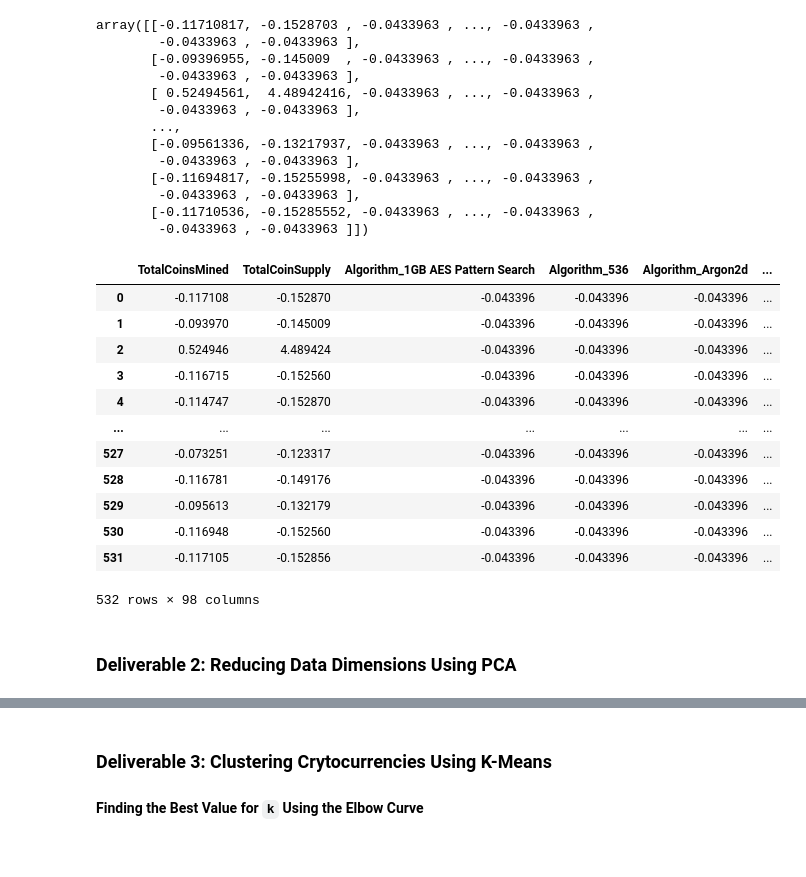
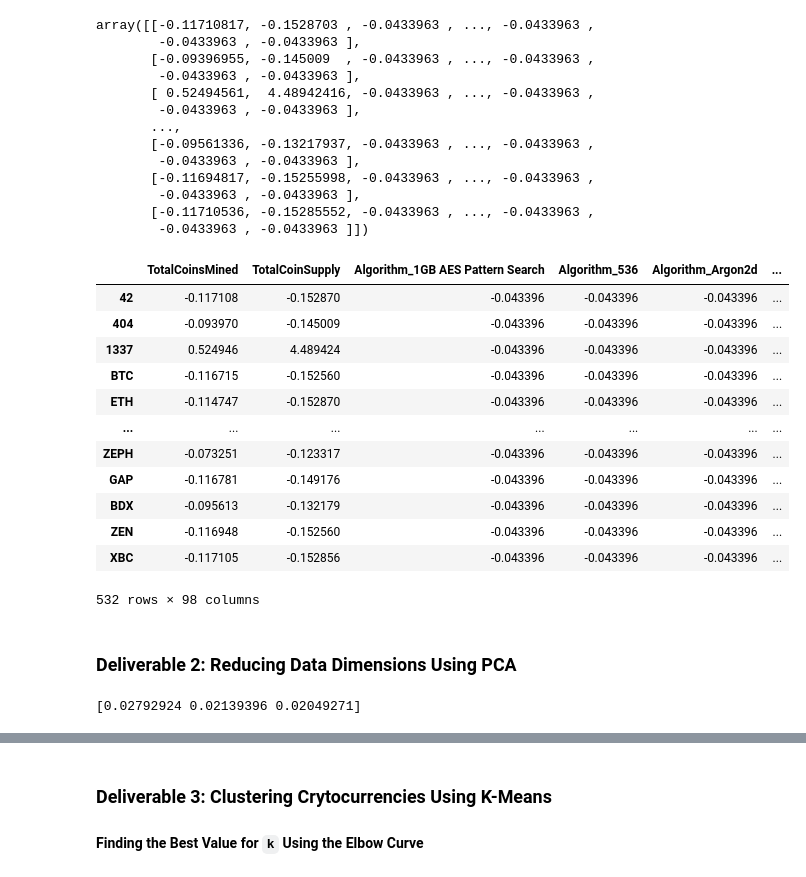
Before and after one commit to SG314159/Cryptocurrencies, a Jupyter notebook: crypto_clustering.ipynb, the cells around one changed output, grey strips where cells are left out. Saved outputs shown, nothing was run; the diff lists cells and outputs as text; code cells hidden in the pictures.

```diff
--- a/crypto_clustering.ipynb
+++ b/crypto_clustering.ipynb
@@ -182,23 +182,31 @@ array([[-0.11710817, -0.1528703 , -0.0433963 , ..., -0.0433963 ,
        [-0.11710536, -0.15285552, -0.0433963 , ..., -0.0433963 ,
         -0.0433963 , -0.0433963 ]])
 # %%
-pd.DataFrame(X_scaled, columns = X.columns)
+X_scaled = pd.DataFrame(X_scaled, columns = X.columns, index=X.index)
+X_scaled
 # %% [output]
 |  | TotalCoinsMined | TotalCoinSupply | Algorithm_1GB AES Pattern Search | Algorithm_536 | Algorithm_Argon2d | ... |
-| 0 | -0.117108 | -0.152870 | -0.043396 | -0.043396 | -0.043396 | ... |
-| 1 | -0.093970 | -0.145009 | -0.043396 | -0.043396 | -0.043396 | ... |
-| 2 | 0.524946 | 4.489424 | -0.043396 | -0.043396 | -0.043396 | ... |
-| 3 | -0.116715 | -0.152560 | -0.043396 | -0.043396 | -0.043396 | ... |
-| 4 | -0.114747 | -0.152870 | -0.043396 | -0.043396 | -0.043396 | ... |
+| 42 | -0.117108 | -0.152870 | -0.043396 | -0.043396 | -0.043396 | ... |
+| 404 | -0.093970 | -0.145009 | -0.043396 | -0.043396 | -0.043396 | ... |
+| 1337 | 0.524946 | 4.489424 | -0.043396 | -0.043396 | -0.043396 | ... |
+| BTC | -0.116715 | -0.152560 | -0.043396 | -0.043396 | -0.043396 | ... |
+| ETH | -0.114747 | -0.152870 | -0.043396 | -0.043396 | -0.043396 | ... |
 | ... | ... | ... | ... | ... | ... | ... |
-| 527 | -0.073251 | -0.123317 | -0.043396 | -0.043396 | -0.043396 | ... |
-| 528 | -0.116781 | -0.149176 | -0.043396 | -0.043396 | -0.043396 | ... |
-| 529 | -0.095613 | -0.132179 | -0.043396 | -0.043396 | -0.043396 | ... |
-| 530 | -0.116948 | -0.152560 | -0.043396 | -0.043396 | -0.043396 | ... |
-| 531 | -0.117105 | -0.152856 | -0.043396 | -0.043396 | -0.043396 | ... |
+| ZEPH | -0.073251 | -0.123317 | -0.043396 | -0.043396 | -0.043396 | ... |
+| GAP | -0.116781 | -0.149176 | -0.043396 | -0.043396 | -0.043396 | ... |
+| BDX | -0.095613 | -0.132179 | -0.043396 | -0.043396 | -0.043396 | ... |
+| ZEN | -0.116948 | -0.152560 | -0.043396 | -0.043396 | -0.043396 | ... |
+| XBC | -0.117105 | -0.152856 | -0.043396 | -0.043396 | -0.043396 | ... |
 532 rows × 98 columns
 # %% [markdown]
 ### Deliverable 2: Reducing Data Dimensions Using PCA
 # %%
 # Using PCA to reduce dimension to three principal components.
 # YOUR CODE HERE
+
+# Initialize the PCA model
+pca = PCA(n_components=3)
+pca.fit(X_scaled)
+print(pca.explained_variance_ratio_)
+# %% [output]
+[0.02792924 0.02139396 0.02049271]
```
Also changed, not shown: parts of 2 cells of this notebook.
